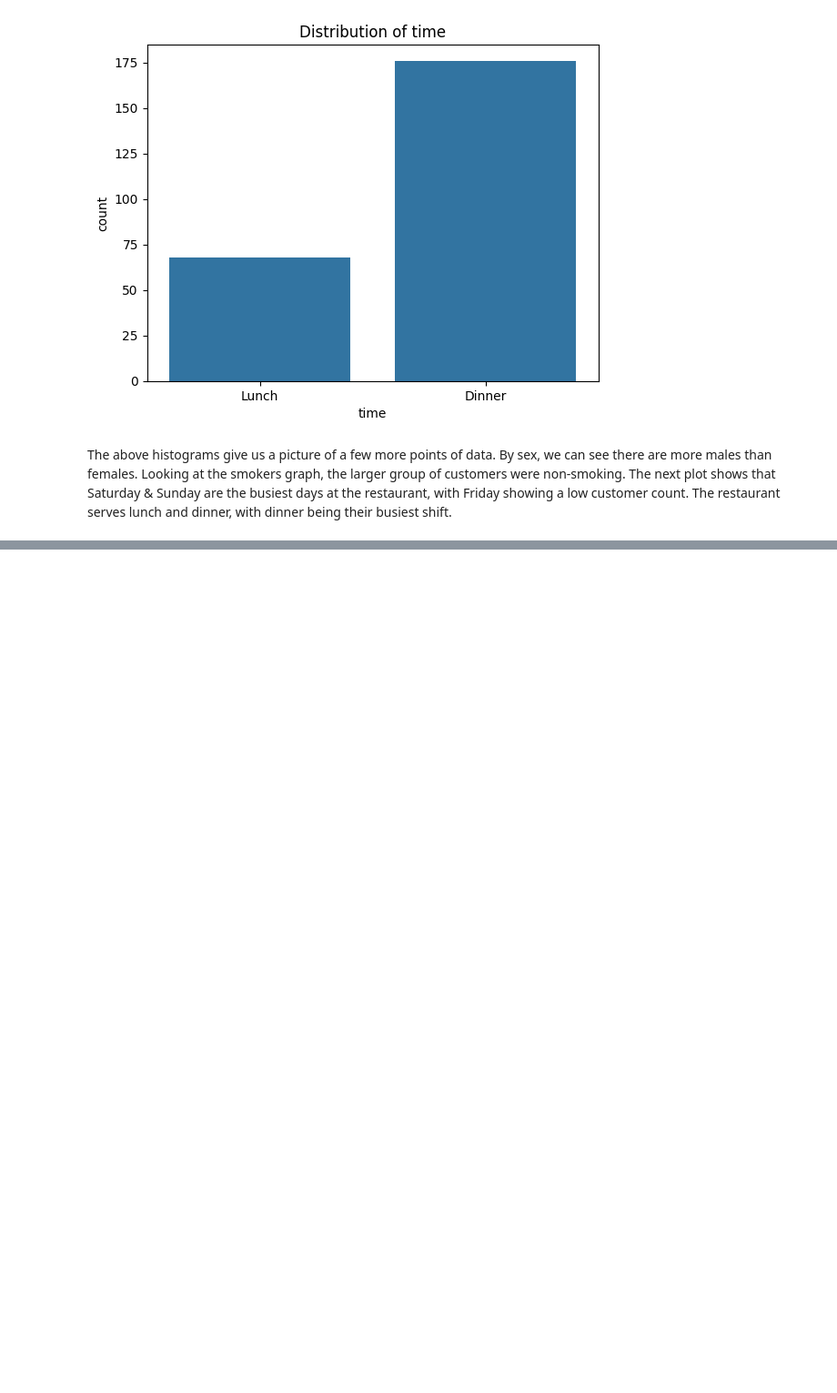
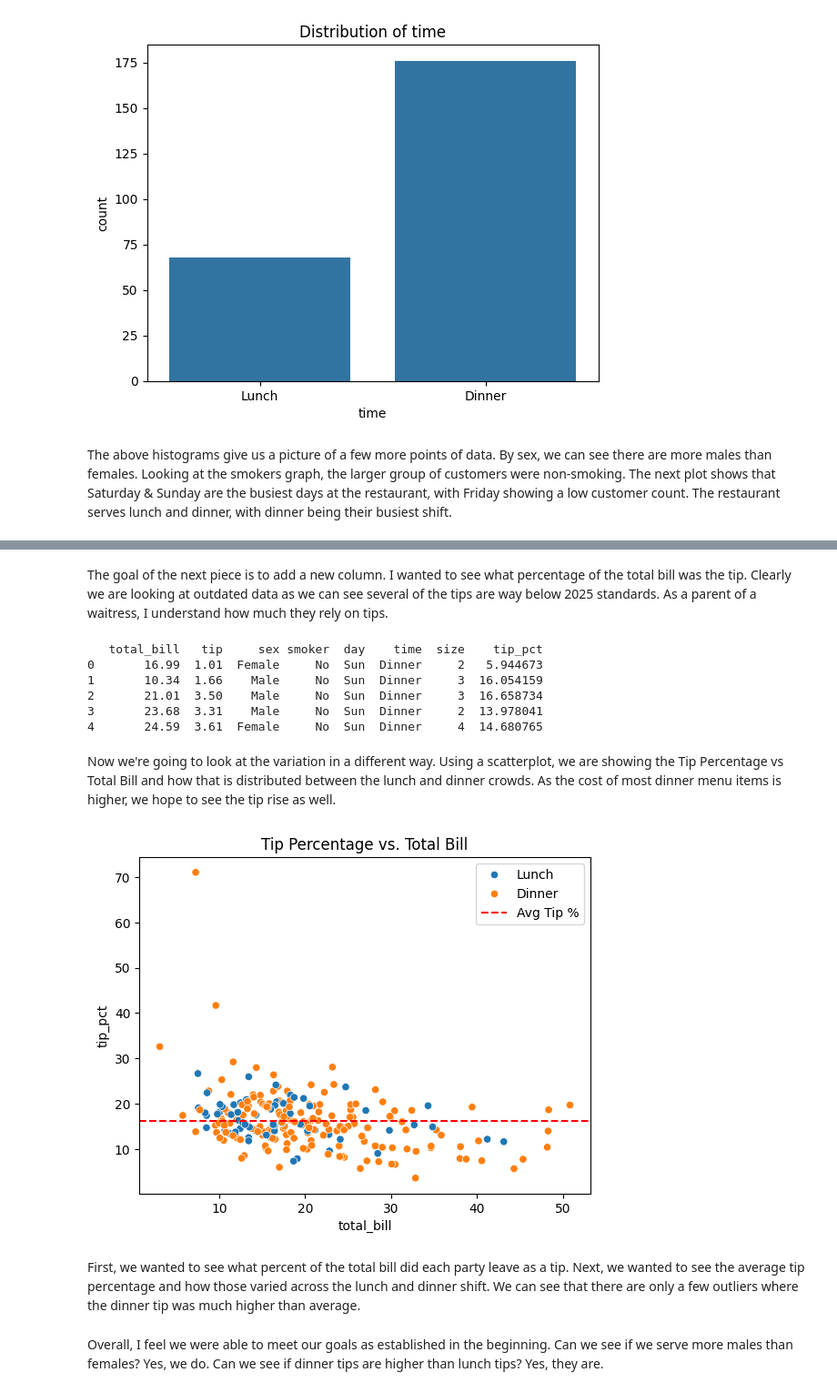
Before and after one commit to bfuemmeler/datafun-06-eda, a Jupyter notebook: fuemmeler_eda.ipynb, the cells around one changed output, grey strips where cells are left out. Shown at 91% size. Drawn from its saved outputs; the diff is of its cells as text; code cells hidden in the pictures; blank space fills up the shorter version.

Commit message:
add scatterplots, update README

```diff
--- a/tips_notebook.ipynb
+++ b/fuemmeler_eda.ipynb
@@ -110,0 +137,32 @@ The above histograms give us a picture of a few more points of data. By sex, we
+# %% [markdown]
+The goal of the next piece is to add a new column. I wanted to see what percentage of the total bill was the tip. Clearly we are looking at outdated data as we can see several of the tips are way below 2025 standards. As a parent of a waitress, I understand how much they rely on tips.
+# %%
+# Load dataset
+tips = sns.load_dataset("tips")
+
+# Create a new column for tip percentage
+tips["tip_pct"] = (tips["tip"] / tips["total_bill"]) * 100
+
+# Display the first few rows
+print(tips.head())
+# %% [output]
+   total_bill   tip     sex smoker  day    time  size    tip_pct
+0       16.99  1.01  Female     No  Sun  Dinner     2   5.944673
+1       10.34  1.66    Male     No  Sun  Dinner     3  16.054159
+2       21.01  3.50    Male     No  Sun  Dinner     3  16.658734
+3       23.68  3.31    Male     No  Sun  Dinner     2  13.978041
+4       24.59  3.61  Female     No  Sun  Dinner     4  14.680765
+# %% [markdown]
+Now we're going to look at the variation in a different way. Using a scatterplot, we are showing the Tip Percentage vs Total Bill and how that is distributed between the lunch and dinner crowds. As the cost of most dinner menu items is higher, we hope to see the tip rise as well.
+# %%
+sns.scatterplot(x="total_bill", y="tip_pct", data=tips, hue="time")
+plt.axhline(tips["tip_pct"].mean(), color="red", linestyle="--", label="Avg Tip %")
+plt.legend()
+plt.title("Tip Percentage vs. Total Bill")
+plt.show()
+# %% [output]
+[figure, added]
+# %% [markdown]
+First, we wanted to see what percent of the total bill did each party leave as a tip.  Next, we wanted to see the average tip percentage and how those varied across the lunch and dinner shift. We can see that there are only a few outliers where the dinner tip was much higher than average.
+# %% [markdown]
+Overall, I feel we were able to meet our goals as established in the beginning. Can we see if we serve more males than females? Yes, we do.  Can we see if dinner tips are higher than lunch tips? Yes, they are.
```
Also changed, not shown: parts of 5 cells of this notebook, 1 other file.
